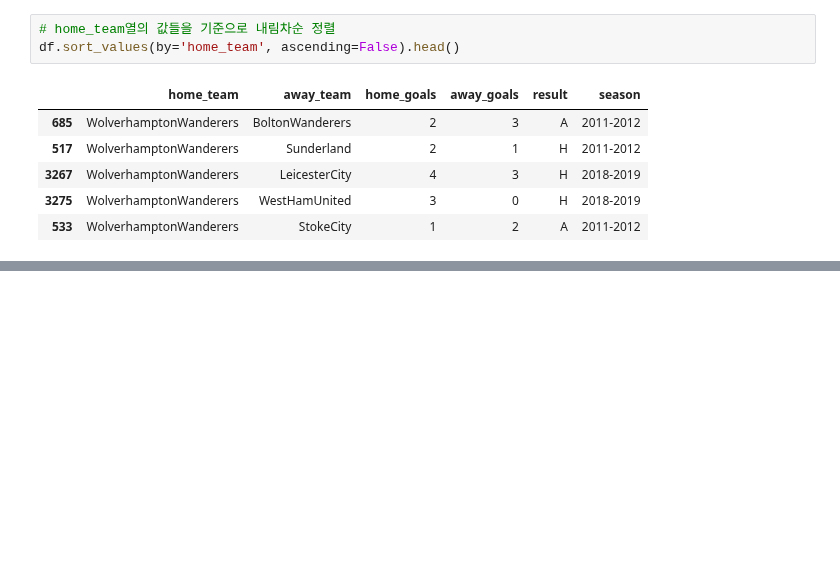
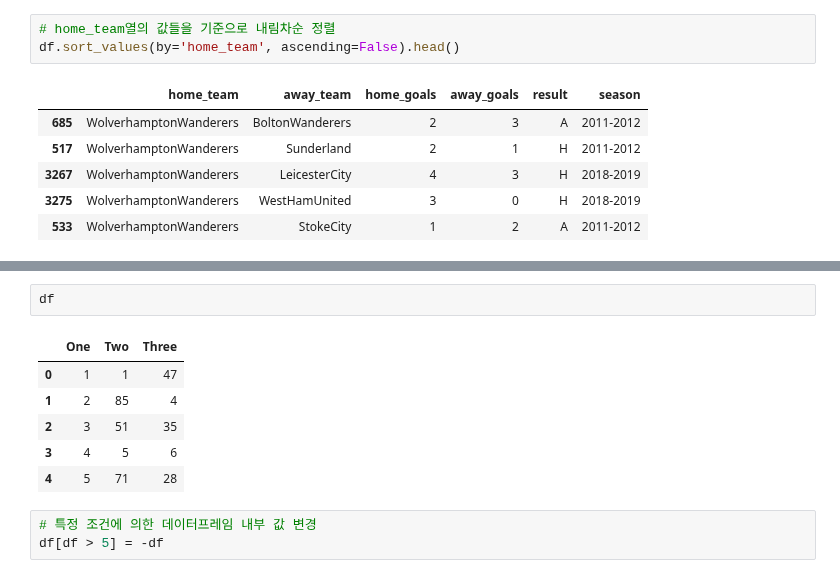
Before and after one commit to galaxy1014/ML_module_summary, a Jupyter notebook: Pandas/Chapter0_Summary/Chapter0.ipynb, the cells around one changed output, grey strips where cells are left out. Drawn from its saved outputs; the diff is of its cells as text; blank space fills up the shorter version.

```diff
--- a/Pandas/Chapter0_Summary/Chapter0.ipynb
+++ b/Pandas/Chapter0_Summary/Chapter0.ipynb
@@ -267,0 +427,12 @@ df.sort_values(by='home_team', ascending=False).head()
+# %%
+df
+# %% [output]
+|  | One | Two | Three |
+| 0 | 1 | 1 | 47 |
+| 1 | 2 | 85 | 4 |
+| 2 | 3 | 51 | 35 |
+| 3 | 4 | 5 | 6 |
+| 4 | 5 | 71 | 28 |
+# %%
+# 특정 조건에 의한 데이터프레임 내부 값 변경
+df[df > 5] = -df
```
Also changed, not shown: parts of 23 cells of this notebook.
